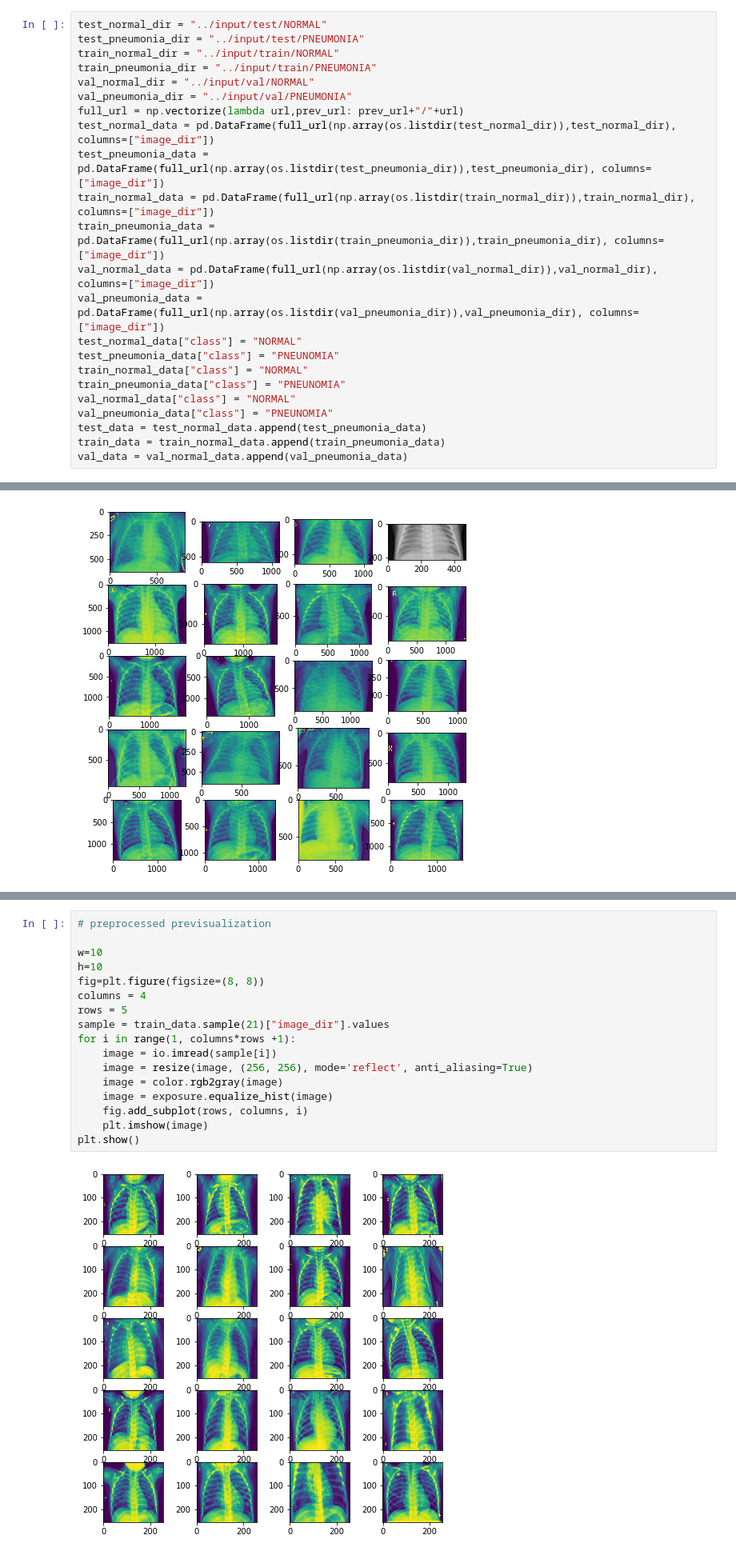
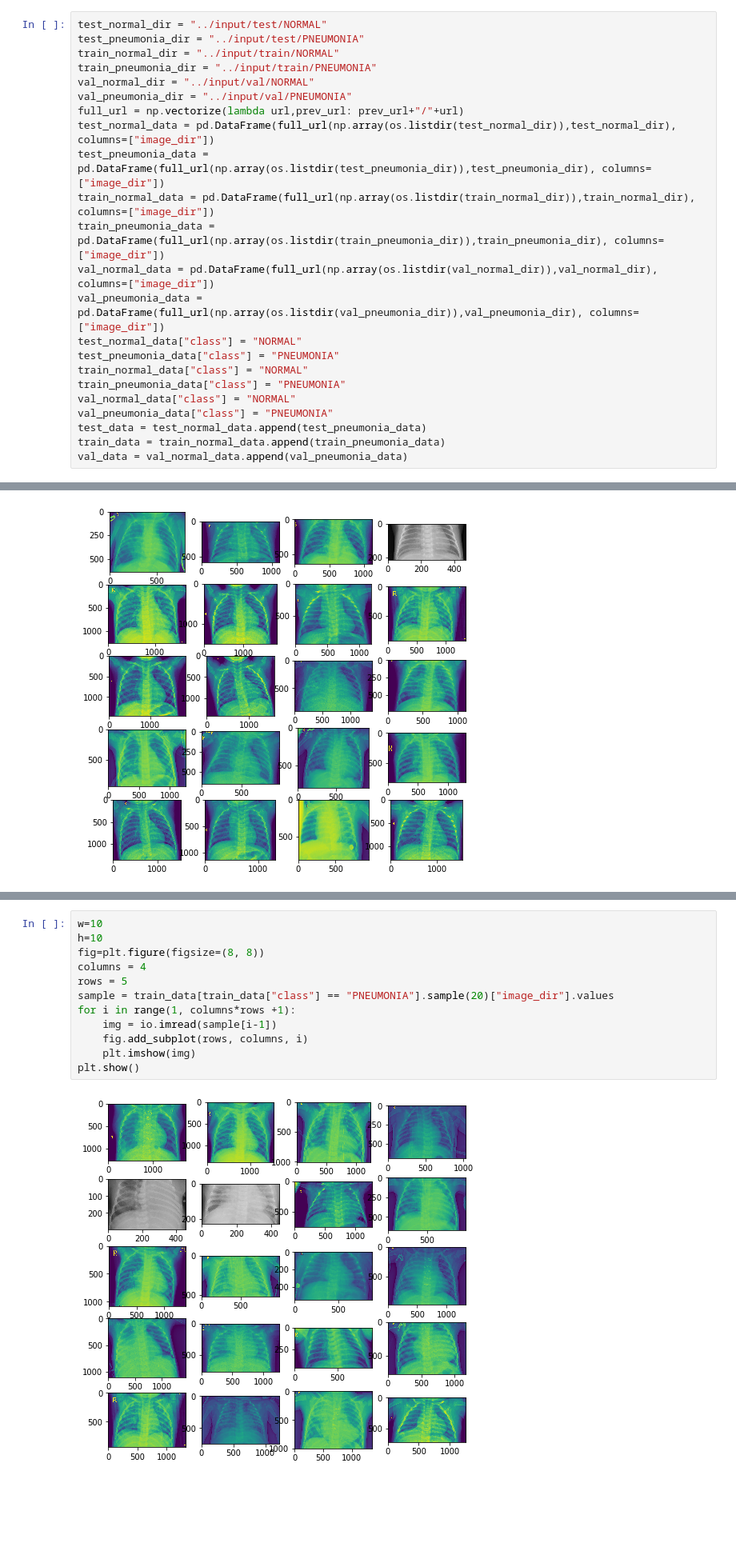
Before and after one commit to liu3xing3long/chest-xray, a Jupyter notebook: analisis/analisis.ipynb, the cells around one changed output, grey strips where cells are left out. Shown: that part at 80% size. Saved outputs shown, nothing was run; the diff lists cells and outputs as text; blank space fills up the shorter version.

Commit message:
added images

```diff
--- a/analisis/analisis.ipynb
+++ b/analisis/analisis.ipynb
@@ -21,11 +21,11 @@ train_pneumonia_data = pd.DataFrame(full_url(np.array(os.listdir(train_pneumonia
 val_normal_data = pd.DataFrame(full_url(np.array(os.listdir(val_normal_dir)),val_normal_dir), columns=["image_dir"])
 val_pneumonia_data = pd.DataFrame(full_url(np.array(os.listdir(val_pneumonia_dir)),val_pneumonia_dir), columns=["image_dir"])
 test_normal_data["class"] = "NORMAL"
-test_pneumonia_data["class"] = "PNEUNOMIA"
+test_pneumonia_data["class"] = "PNEUMONIA"
 train_normal_data["class"] = "NORMAL"
-train_pneumonia_data["class"] = "PNEUNOMIA"
+train_pneumonia_data["class"] = "PNEUMONIA"
 val_normal_data["class"] = "NORMAL"
-val_pneumonia_data["class"] = "PNEUNOMIA"
+val_pneumonia_data["class"] = "PNEUMONIA"
 test_data = test_normal_data.append(test_pneumonia_data)
 train_data = train_normal_data.append(train_pneumonia_data)
 val_data = val_normal_data.append(val_pneumonia_data)
@@ -79,19 +98,14 @@ plt.show()
 # %%
-# preprocessed previsualization
-
 w=10
 h=10
 fig=plt.figure(figsize=(8, 8))
 columns = 4
 rows = 5
-sample = train_data.sample(21)["image_dir"].values
+sample = train_data[train_data["class"] == "PNEUMONIA"].sample(20)["image_dir"].values
 for i in range(1, columns*rows +1):
-    image = io.imread(sample[i])
-    image = resize(image, (256, 256), mode='reflect', anti_aliasing=True)
-    image = color.rgb2gray(image)
-    image = exposure.equalize_hist(image)
+    img = io.imread(sample[i-1])
     fig.add_subplot(rows, columns, i)
-    plt.imshow(image)
+    plt.imshow(img)
 plt.show()
 # %% [output]
-[figure, old version]
+[figure, new version]
```
Also changed, not shown: parts of 3 cells of this notebook, 5 other files.
